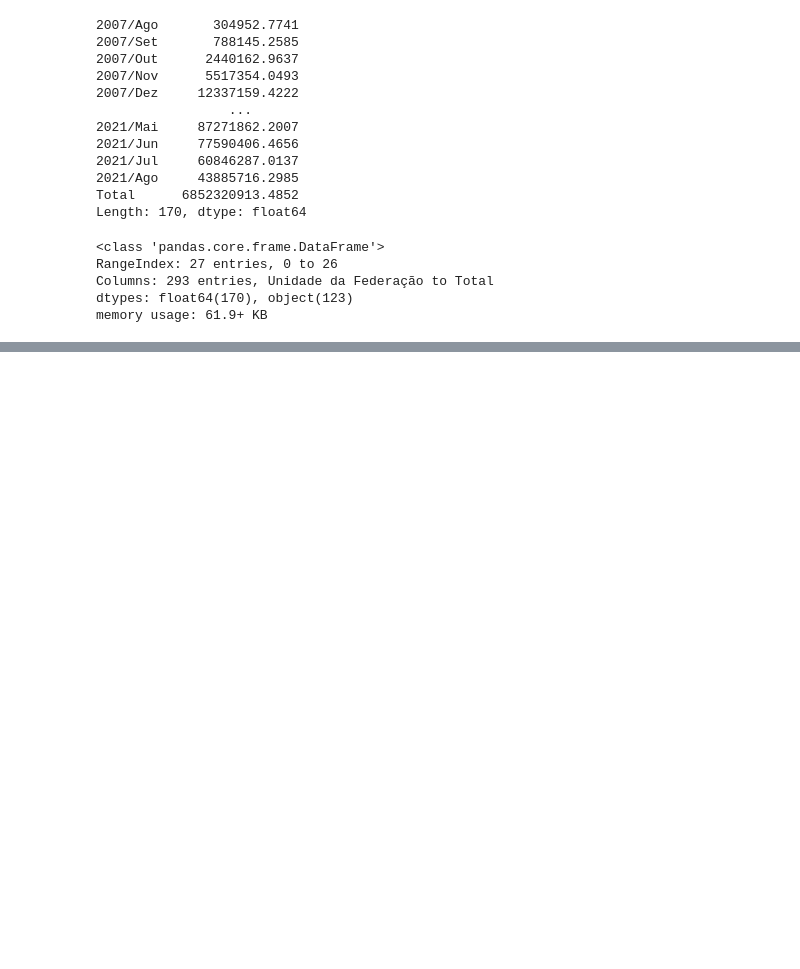
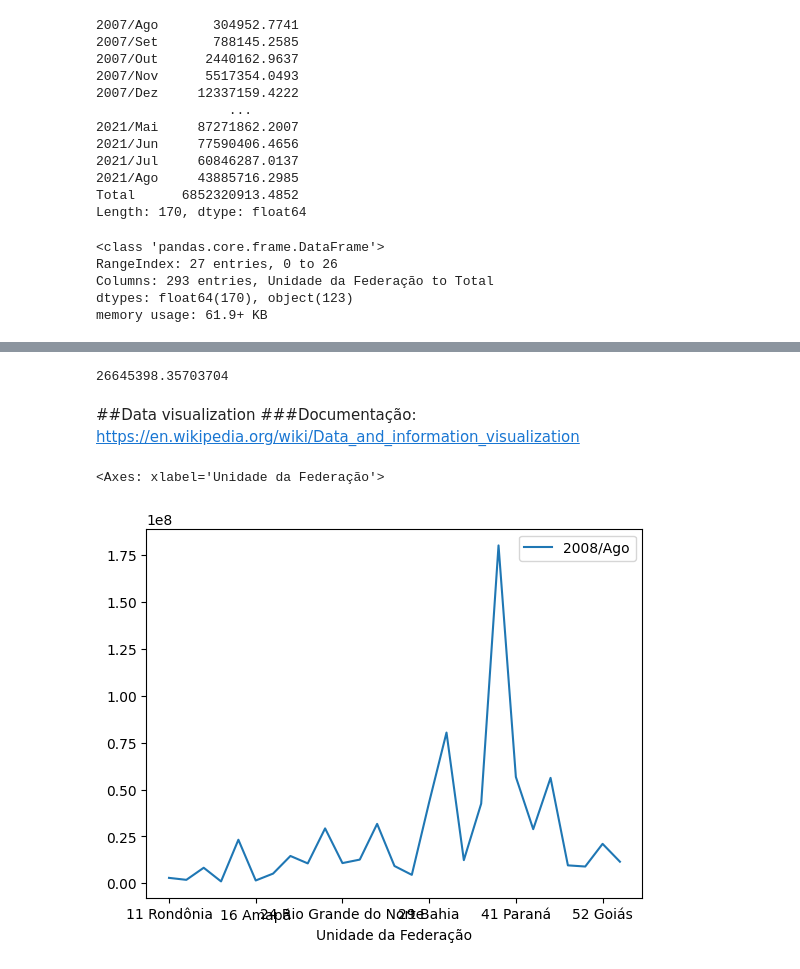
Before and after one commit to wesleyesantos/POSTECH, a Jupyter notebook: Produção_Hospitalar.ipynb, the cells around one changed output, grey strips where cells are left out. Cells and saved outputs as stored; diff of their text form; code cells hidden in the pictures; blank space fills up the shorter version.

```diff
--- a/Produção_Hospitalar.ipynb
+++ b/Produção_Hospitalar.ipynb
@@ -9,4 +14,4 @@ import pandas as pd
 # %%
-#Código incorreto por falta do content
-dados = pd.read_csv("A150850189_28_143_208.csv", encoding = "ISO-8859-1", skiprows = 3,
-                    sep = ";", skipfooter= 12, thousands = ".", decimal = ",")
+#dados é o dataframe ou dataset
+#Código correto
+dados = pd.read_csv("/content/A150850189_28_143_208.csv",encoding="ISO-8859-1", skiprows=3, sep=";",skipfooter=12, thousands=".", decimal=",",engine="python") #2ª célula
@@ -67,0 +112,18 @@ memory usage: 61.9+ KB
+# %%
+dados["2008/Ago"].mean()
+# %% [output]
+26645398.35703704
+# %% [markdown]
+##Data visualization
+###Documentação:
+https://en.wikipedia.org/wiki/Data_and_information_visualization
+# %%
+#plot mostra a visualização dos dados sendo,
+#x os dados do eixo que carregaram a informação da horizontal
+#y  os dados do eixo que carregaram a informação da vertical
+#buscar documentação da wikipedia Data visualization:
+#https://en.wikipedia.org/wiki/Data_and_information_visualization
+dados.plot(x="Unidade da Federação", y="2008/Ago")
+# %% [output]
+<Axes: xlabel='Unidade da Federação'>
+[figure, added]
```
Also changed, not shown: parts of 12 cells of this notebook.
